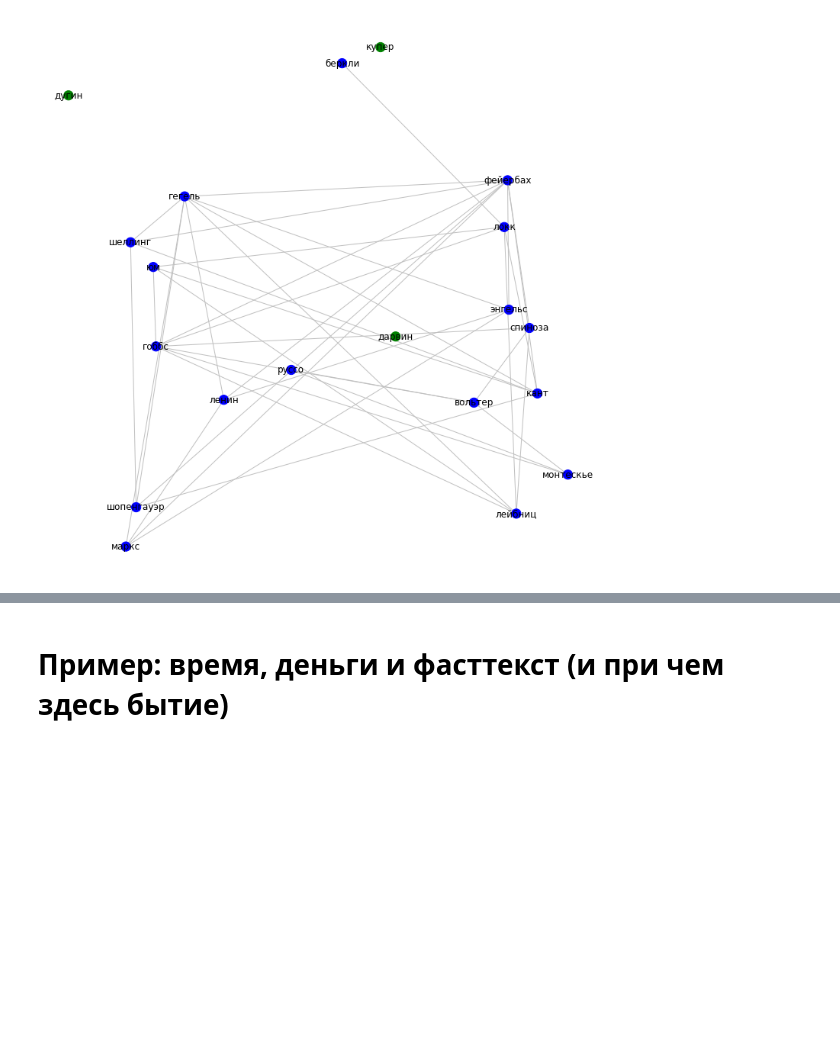
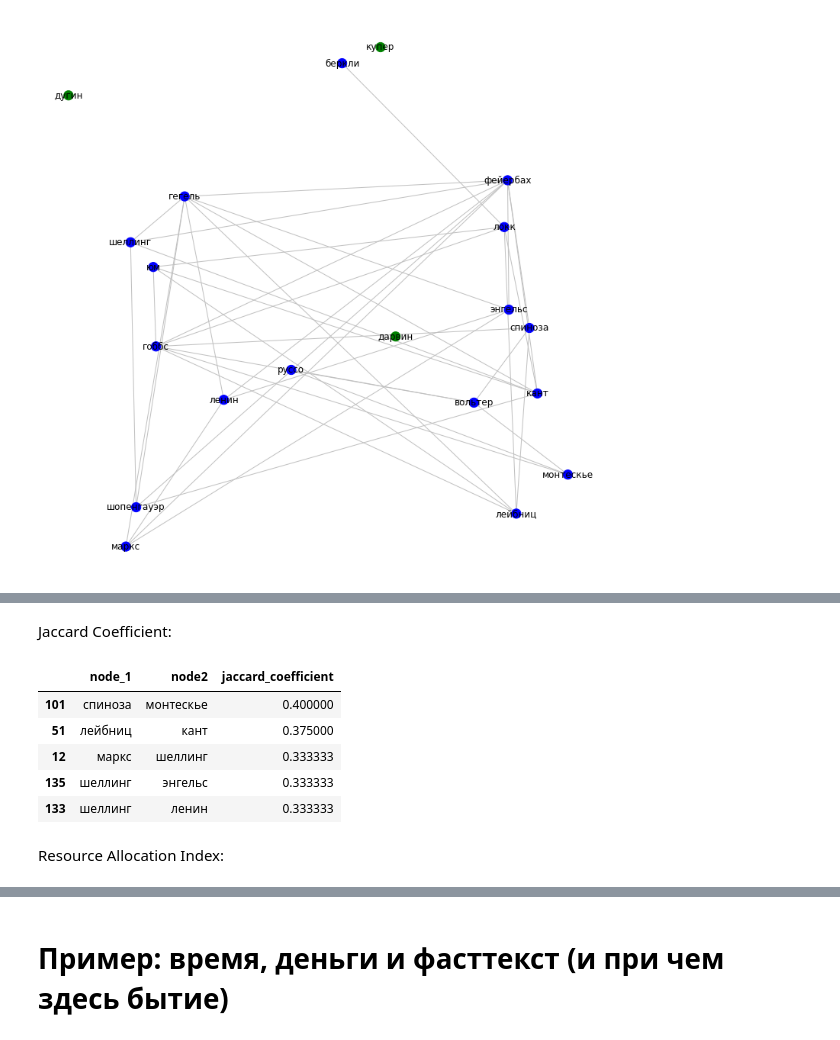
Before and after one commit to visualcomments/ru_philosophy, a Jupyter notebook: philosophy_praktikum.ipynb, the cells around one changed output, grey strips where cells are left out. Saved outputs shown, nothing was run; the diff lists cells and outputs as text; code cells hidden in the pictures; blank space fills up the shorter version.

```diff
--- a/philosophy_praktikum.ipynb
+++ b/philosophy_praktikum.ipynb
@@ -495,0 +540,15 @@ nx.draw(
+# %% [markdown]
+Jaccard Coefficient:
+# %%
+jaccard_coefficient = pd.DataFrame(nx.jaccard_coefficient(G), columns=['node_1', 'node2', 'jaccard_coefficient'])
+# %%
+jaccard_coefficient.sort_values(by = 'jaccard_coefficient', ascending = False).head()
+# %% [output]
+|  | node_1 | node2 | jaccard_coefficient |
+| 101 | спиноза | монтескье | 0.400000 |
+| 51 | лейбниц | кант | 0.375000 |
+| 12 | маркс | шеллинг | 0.333333 |
+| 135 | шеллинг | энгельс | 0.333333 |
+| 133 | шеллинг | ленин | 0.333333 |
+# %% [markdown]
+Resource Allocation Index:
```
Also changed, not shown: parts of 28 cells of this notebook.
